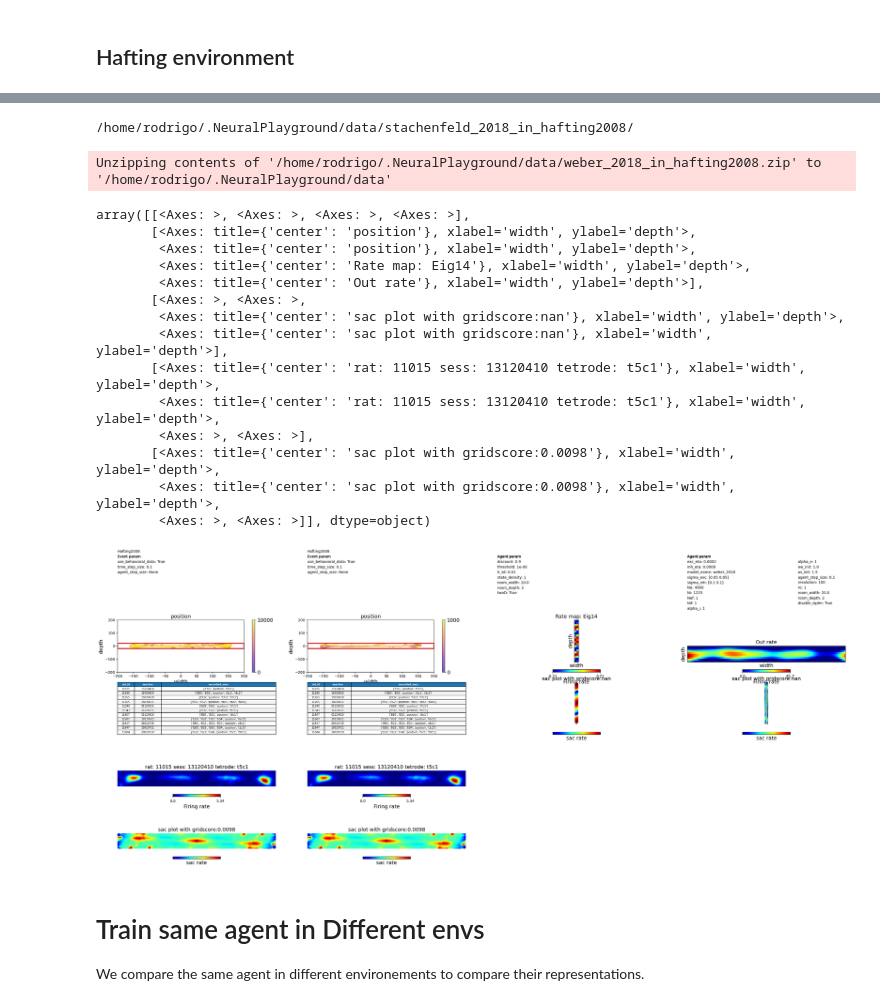
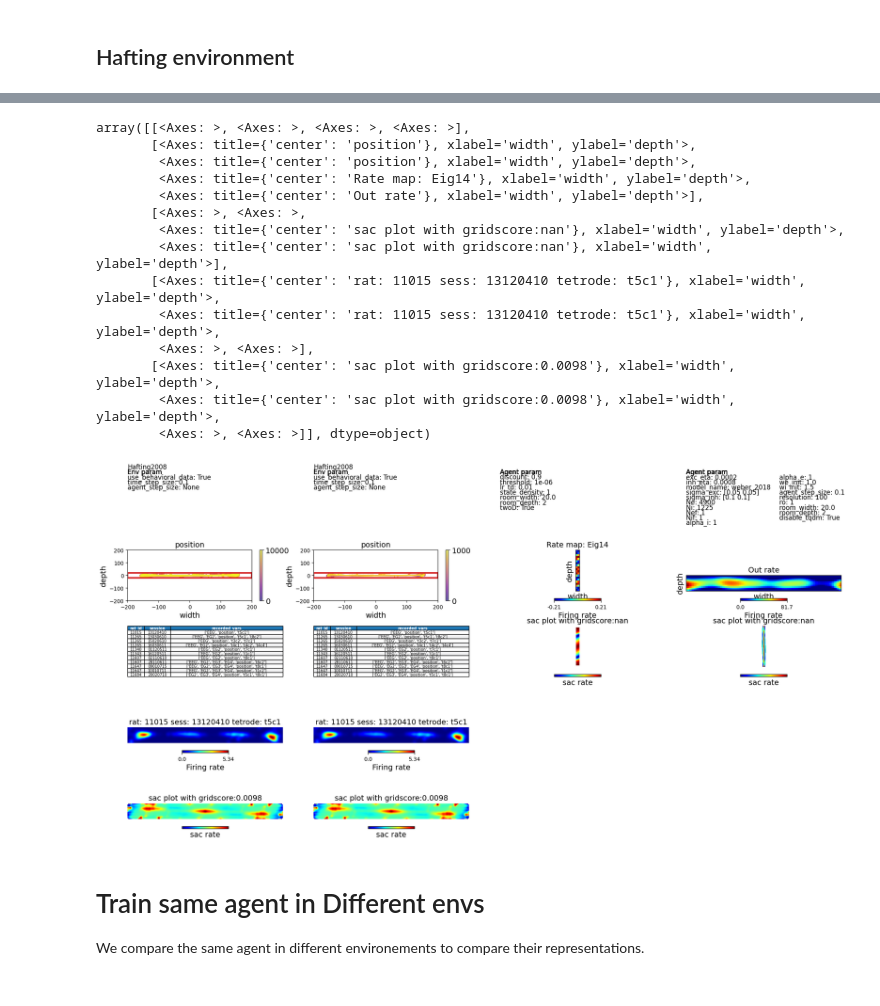
Before and after one commit to SainsburyWellcomeCentre/NeuralPlayground, a Jupyter notebook: examples/comparisons_examples/comparison_from_manager.ipynb, the cells around one changed output, grey strips where cells are left out. Drawn from its saved outputs; the diff is of its cells as text; code cells hidden in the pictures.

```diff
--- a/examples/comparisons_examples/comparison_from_manager.ipynb
+++ b/examples/comparisons_examples/comparison_from_manager.ipynb
@@ -149,5 +153,6 @@ parameters=[param_sr, param]
 env=[env_sr, env]
 
 
-make_agent_comparison(env, parameters, agents, recording_index=0, GridScorer=GridScorer)
+make_agent_comparison(env, parameters, agents, recording_index=0, GridScorer=GridScorer, figsize=(8, 12),
+                       vertical_axis_spacing=0.5)
 # %% [output]
@@ -157,20 +160,18 @@ Downloading file 'weber_2018_in_hafting2008.zip' from 'https://gin.g-node.org/Sa
-/home/rodrigo/.NeuralPlayground/data/stachenfeld_2018_in_hafting2008/
+array([[<Axes: >, <Axes: >, <Axes: >, <Axes: >],
+       [<Axes: title={'center': 'position'}, xlabel='width', ylabel='depth'>,
+        <Axes: title={'center': 'position'}, xlabel='width', ylabel='depth'>,
+        <Axes: title={'center': 'Rate map: Eig14'}, xlabel='width', ylabel='depth'>,
+        <Axes: title={'center': 'Out rate'}, xlabel='width', ylabel='depth'>],
+       [<Axes: >, <Axes: >,
+        <Axes: title={'center': 'sac plot with gridscore:nan'}, xlabel='width', ylabel='depth'>,
+        <Axes: title={'center': 'sac plot with gridscore:nan'}, xlabel='width', ylabel='depth'>],
+       [<Axes: title={'center': 'rat: 11015 sess: 13120410 tetrode: t5c1'}, xlabel='width', ylabel='depth'>,
+        <Axes: title={'center': 'rat: 11015 sess: 13120410 tetrode: t5c1'}, xlabel='width', ylabel='depth'>,
+        <Axes: >, <Axes: >],
+       [<Axes: title={'center': 'sac plot with gridscore:0.0098'}, xlabel='width', ylabel='depth'>,
+        <Axes: title={'center': 'sac plot with gridscore:0.0098'}, xlabel='width', ylabel='depth'>,
+        <Axes: >, <Axes: >]], dtype=object)
-Unzipping contents of '/home/rodrigo/.NeuralPlayground/data/weber_2018_in_hafting2008.zip' to '/home/rodrigo/.NeuralPlayground/data'
-array([[<Axes: >, <Axes: >, <Axes: >, <Axes: >],
-       [<Axes: title={'center': 'position'}, xlabel='width', ylabel='depth'>,
-        <Axes: title={'center': 'position'}, xlabel='width', ylabel='depth'>,
-        <Axes: title={'center': 'Rate map: Eig14'}, xlabel='width', ylabel='depth'>,
-        <Axes: title={'center': 'Out rate'}, xlabel='width', ylabel='depth'>],
-       [<Axes: >, <Axes: >,
-        <Axes: title={'center': 'sac plot with gridscore:nan'}, xlabel='width', ylabel='depth'>,
-        <Axes: title={'center': 'sac plot with gridscore:nan'}, xlabel='width', ylabel='depth'>],
-       [<Axes: title={'center': 'rat: 11015 sess: 13120410 tetrode: t5c1'}, xlabel='width', ylabel='depth'>,
-        <Axes: title={'center': 'rat: 11015 sess: 13120410 tetrode: t5c1'}, xlabel='width', ylabel='depth'>,
-        <Axes: >, <Axes: >],
-       [<Axes: title={'center': 'sac plot with gridscore:0.0098'}, xlabel='width', ylabel='depth'>,
-        <Axes: title={'center': 'sac plot with gridscore:0.0098'}, xlabel='width', ylabel='depth'>,
-        <Axes: >, <Axes: >]], dtype=object)
-[figure, old version]
+[figure, new version]
 # %% [markdown]
 # Train same agent in Different envs
 
```
Also changed, not shown: parts of 6 cells of this notebook, 9 other files.
